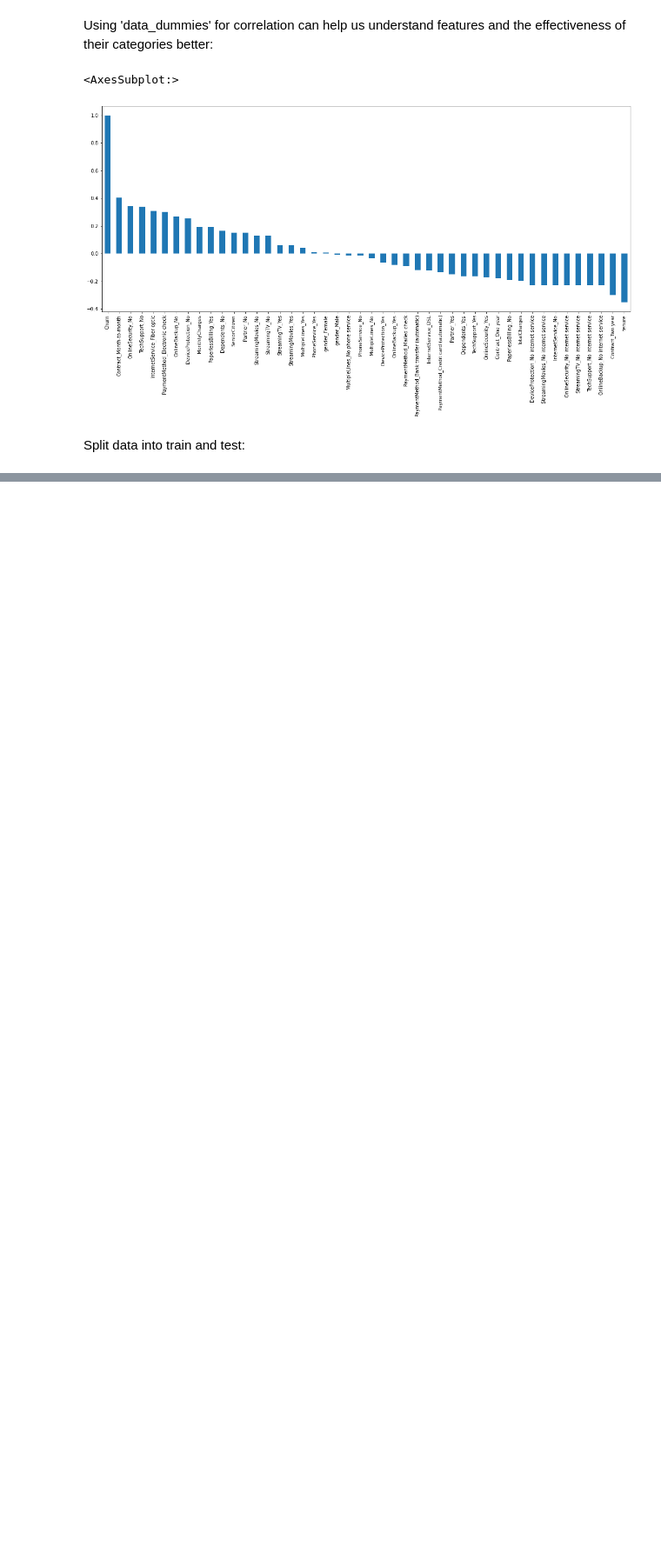
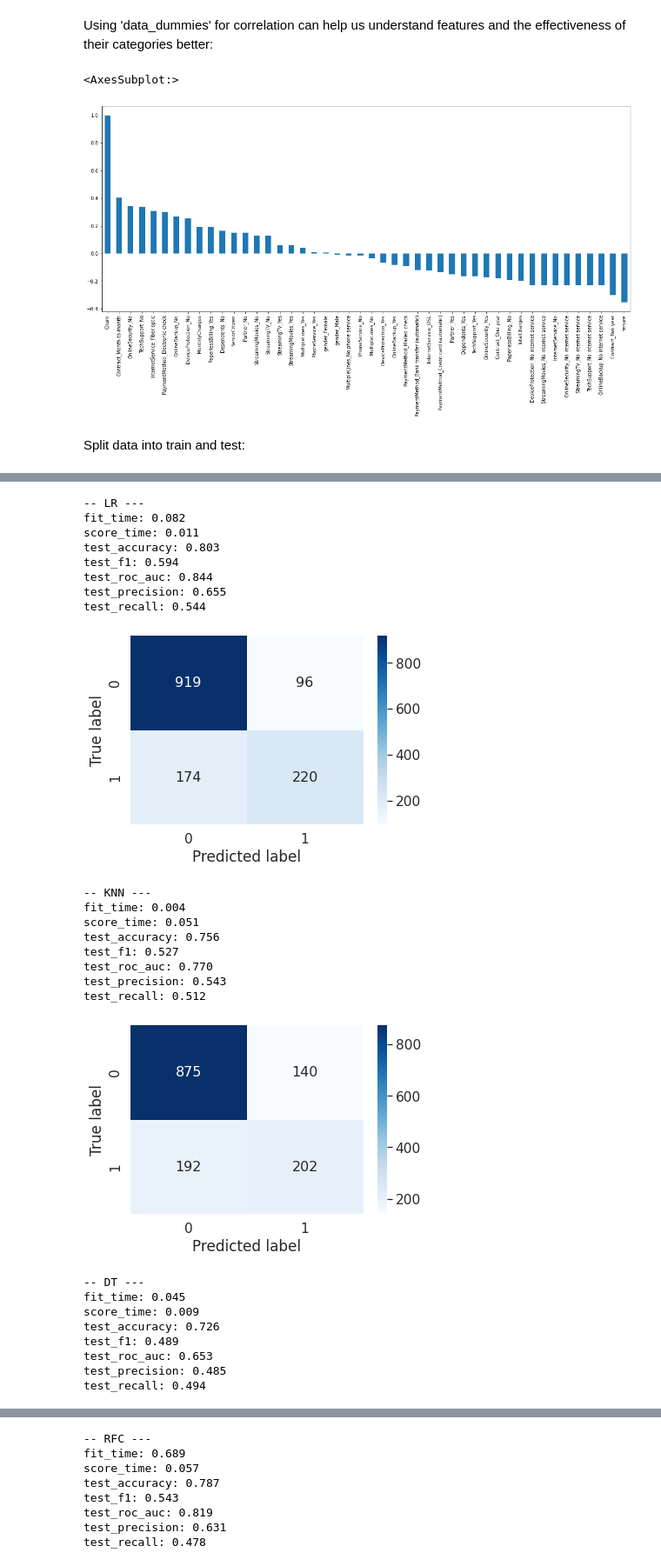
Before and after one commit to saeeddhqan/psychic-winner, a Jupyter notebook: model_sklearn.ipynb, the cells around one changed output, grey strips where cells are left out. Shown: that part at 87% size. Cells and saved outputs as stored; diff of their text form; code cells hidden in the pictures; blank space fills up the shorter version.

```diff
--- a/model_sklearn.ipynb
+++ b/model_sklearn.ipynb
@@ -227,9 +240,9 @@ data_dummies.corr()[target_column].sort_values(ascending = False).plot(kind='bar
 # %% [markdown]
 Split data into train and test:
 # %%
-test_prob = 0.1
-seed = 123
-x = data_dummies.drop(target_column, axis=1)
+test_prob = 0.2
+X = data_dummies.drop(target_column, axis=1)
 y = data_dummies[target_column]
-train_x, test_x, train_y, test_y = train_test_split(x, y, test_size=test_prob, random_state=seed)
+
+train_x, test_x, train_y, test_y = train_test_split(X, y, test_size=test_prob, random_state=util.seed)
 # %% [markdown]
@@ -308,0 +250,11 @@ We can also try XGBoost, etc. the same way we did for SVM, and logistic regressi
+# %%
+models = {'LR': LogisticRegression(random_state=util.seed),
+          'KNN': KNeighborsClassifier(),
+          'DT': DecisionTreeClassifier(random_state=util.seed),
+          'RFC': RandomForestClassifier(random_state=util.seed),
+          'XGB': XGBClassifier(random_state=util.seed),
+          'LightGBM': LGBMClassifier(random_state=util.seed),
+          'CatBoost': CatBoostClassifier(verbose=False, random_state=util.seed)}
+n_splits = 10
+n_repeats = 3
+scoring = ['accuracy', 'recall', 'precision', 'f1']
@@ -308,0 +263,50 @@ We can also try XGBoost, etc. the same way we did for SVM, and logistic regressi
+# %%
+def running_models(X, y, train_x, train_y, test_x, test_y):
+    for name in models:
+        model = models[name]
+        # I learnt it from Imbalanced Classification from machine learning mastery. It stratifies
+        # the data.
+        cv = RepeatedStratifiedKFold(n_splits=n_splits, n_repeats=n_repeats, random_state=util.seed)
+        scores = cross_validate(model, X, y, cv=cv, scoring=['accuracy', 'f1', 'roc_auc', 'precision', 'recall'])
+        print('--', name, '---')
+        for metric in scores:
+            metric_scores = scores[metric]
+            mean_metric = metric_scores.mean()
+            print(f"{metric}: {mean_metric:.3f}")
+
+        model.fit(train_x, train_y)
+        c_matrix = confusion_matrix(test_y, model.predict(test_x))
+        sns.set(font_scale=1.4)
+        sns.heatmap(c_matrix, annot=True, annot_kws={'size': 16}, cmap='Blues', fmt='g')
+        plt.xlabel('Predicted label')
+        plt.ylabel('True label')
+        plt.show()
+
+running_models(X, y, train_x, train_y, test_x, test_y)
+# %% [output]
+-- LR ---
+fit_time: 0.082
+score_time: 0.011
+test_accuracy: 0.803
+test_f1: 0.594
+test_roc_auc: 0.844
+test_precision: 0.655
+test_recall: 0.544
+[figure, added]
+-- KNN ---
+fit_time: 0.004
+score_time: 0.051
+test_accuracy: 0.756
+test_f1: 0.527
+test_roc_auc: 0.770
+test_precision: 0.543
+test_recall: 0.512
+[figure, added]
+-- DT ---
+fit_time: 0.045
+score_time: 0.009
+test_accuracy: 0.726
+test_f1: 0.489
+test_roc_auc: 0.653
+test_precision: 0.485
+test_recall: 0.494
@@ -308,0 +314,8 @@ We can also try XGBoost, etc. the same way we did for SVM, and logistic regressi
+-- RFC ---
+fit_time: 0.689
+score_time: 0.057
+test_accuracy: 0.787
+test_f1: 0.543
+test_roc_auc: 0.819
+test_precision: 0.631
+test_recall: 0.478
```
Also changed, not shown: parts of 17 cells of this notebook, 17 other files.
